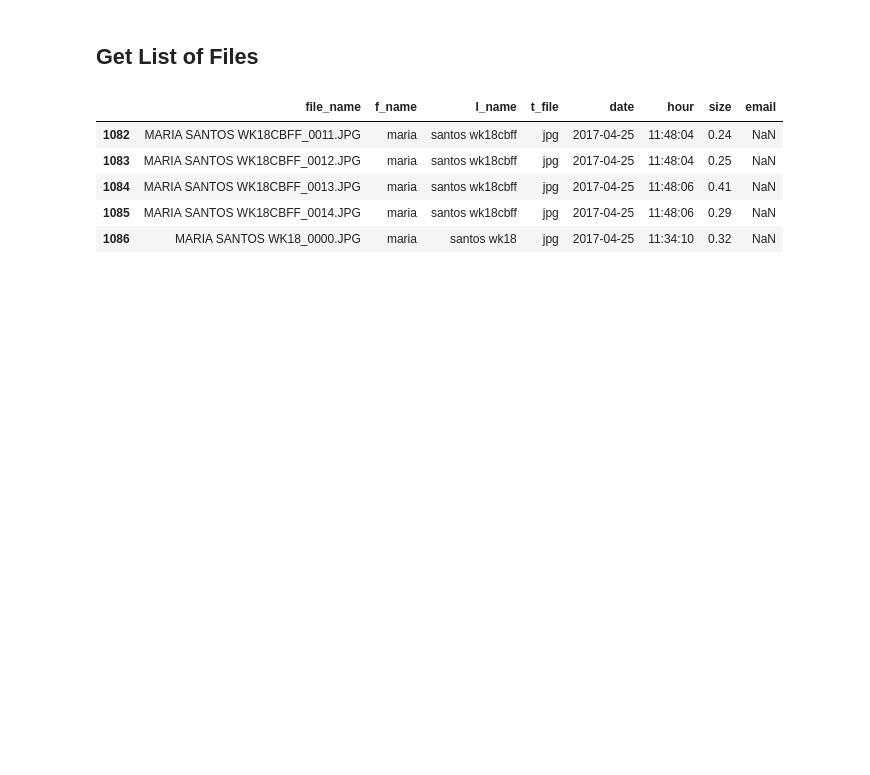
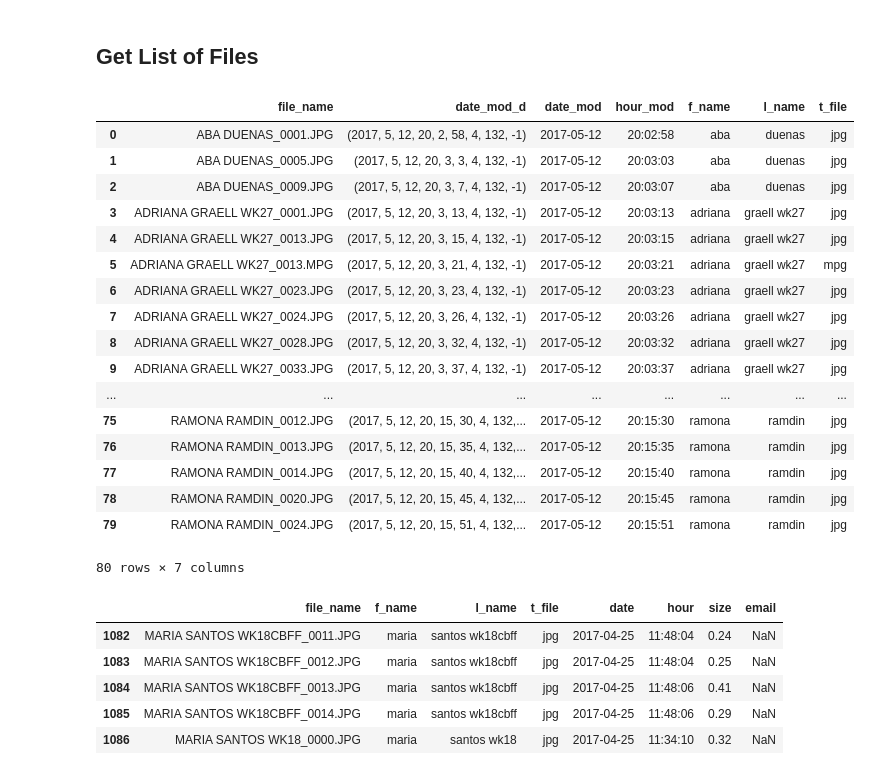
Before and after one commit to fapb88ve-zz/PCode, a Jupyter notebook: PCode.ipynb, the cells around one changed output. Saved outputs shown, nothing was run; the diff lists cells and outputs as text; code cells hidden in the pictures; blank space fills up the shorter version.

```diff
--- a/PCode.ipynb
+++ b/PCode.ipynb
@@ -13,24 +17,48 @@ import dropbox
 # %% [markdown]
 ## Get List of Files
-# %%
-def listpic():
-    path = '.\\New Folder'
-    list_pic = pd.DataFrame({'file_name' : os.listdir(path)})
-    list_pic['f_name'] = [i[0:i.find(' ')].lower() for i in list_pic.file_name]
-    list_pic['l_name'] = [i[i.find(' '):i.find('_')].lower() for i in list_pic.file_name]
-    list_pic['t_file'] = [i[i.find('.')+1:].lower() for i in list_pic.file_name]
-    def modification_date(filename):
-        t = os.path.getmtime(filename)
-        return datetime.datetime.fromtimestamp(t)
-    picpath = ['.\\New Folder\\' + i for i in os.listdir(path)]
-    time = []
-    for i in picpath:
-        time.append(modification_date(i))
-    list_pic['date'] = [i.date() for i in time]
-    list_pic['hour'] = [i.time() for i in time]
-    list_pic['size'] = [round(np.divide(float(os.path.getsize(i)), 10**6),2) for i in picpath]
-    list_pic['email'] = np.nan
-    return list_pic
+# %%
+def listpic():
+    client = dropbox.client.DropboxClient('IS-424yqxy8AAAAAAAAVLOUS9urGIH4kCxP_5Q6hxdz-WrhGMYKa-9MjMZrpwMYZ')
+    metadata = client.metadata('/')
+    files = [content['path'].split('/')[-1] for content in metadata['contents'] if content['is_dir'] == False ]
+
+
+    dates = [content['modified'] for content in metadata['contents'] if content['is_dir'] == False]
+    files = pd.DataFrame({'file_name' : files})
+    #TIME IS ON UTC TIMEZONE
+    files['date_mod_d'] = [time.strptime(i, "%a, %d %b %Y %H:%M:%S %z") for i in dates]
+    files['date_mod'] = [datetime.datetime(*files.date_mod_d.loc[i][:6]).date() for i in files.index]
+    files['hour_mod'] = [datetime.datetime(*files.date_mod_d.loc[i][:6]).time() for i in files.index]
+
+
+    tday = datetime.datetime.today().date()
+    files = files[files.date_mod == tday]
+    files['f_name'] = [i[0:i.find(' ')].lower() for i in files.file_name]
+    files['l_name'] = [i[i.find(' '):i.find('_')].lower() for i in files.file_name]
+    files['t_file'] = [i[i.find('.')+1:].lower() for i in files.file_name]
+
+    return files
+
+listpic()
+# %% [output]
+|  | file_name | date_mod_d | date_mod | hour_mod | f_name | l_name | t_file |
+| 0 | ABA DUENAS_0001.JPG | (2017, 5, 12, 20, 2, 58, 4, 132, -1) | 2017-05-12 | 20:02:58 | aba | duenas | jpg |
+| 1 | ABA DUENAS_0005.JPG | (2017, 5, 12, 20, 3, 3, 4, 132, -1) | 2017-05-12 | 20:03:03 | aba | duenas | jpg |
+| 2 | ABA DUENAS_0009.JPG | (2017, 5, 12, 20, 3, 7, 4, 132, -1) | 2017-05-12 | 20:03:07 | aba | duenas | jpg |
+| 3 | ADRIANA GRAELL WK27_0001.JPG | (2017, 5, 12, 20, 3, 13, 4, 132, -1) | 2017-05-12 | 20:03:13 | adriana | graell wk27 | jpg |
+| 4 | ADRIANA GRAELL WK27_0013.JPG | (2017, 5, 12, 20, 3, 15, 4, 132, -1) | 2017-05-12 | 20:03:15 | adriana | graell wk27 | jpg |
+| 5 | ADRIANA GRAELL WK27_0013.MPG | (2017, 5, 12, 20, 3, 21, 4, 132, -1) | 2017-05-12 | 20:03:21 | adriana | graell wk27 | mpg |
+| 6 | ADRIANA GRAELL WK27_0023.JPG | (2017, 5, 12, 20, 3, 23, 4, 132, -1) | 2017-05-12 | 20:03:23 | adriana | graell wk27 | jpg |
+| 7 | ADRIANA GRAELL WK27_0024.JPG | (2017, 5, 12, 20, 3, 26, 4, 132, -1) | 2017-05-12 | 20:03:26 | adriana | graell wk27 | jpg |
+| 8 | ADRIANA GRAELL WK27_0028.JPG | (2017, 5, 12, 20, 3, 32, 4, 132, -1) | 2017-05-12 | 20:03:32 | adriana | graell wk27 | jpg |
+| 9 | ADRIANA GRAELL WK27_0033.JPG | (2017, 5, 12, 20, 3, 37, 4, 132, -1) | 2017-05-12 | 20:03:37 | adriana | graell wk27 | jpg |
+| ... | ... | ... | ... | ... | ... | ... | ... |
+| 75 | RAMONA RAMDIN_0012.JPG | (2017, 5, 12, 20, 15, 30, 4, 132,... | 2017-05-12 | 20:15:30 | ramona | ramdin | jpg |
+| 76 | RAMONA RAMDIN_0013.JPG | (2017, 5, 12, 20, 15, 35, 4, 132,... | 2017-05-12 | 20:15:35 | ramona | ramdin | jpg |
+| 77 | RAMONA RAMDIN_0014.JPG | (2017, 5, 12, 20, 15, 40, 4, 132,... | 2017-05-12 | 20:15:40 | ramona | ramdin | jpg |
+| 78 | RAMONA RAMDIN_0020.JPG | (2017, 5, 12, 20, 15, 45, 4, 132,... | 2017-05-12 | 20:15:45 | ramona | ramdin | jpg |
+| 79 | RAMONA RAMDIN_0024.JPG | (2017, 5, 12, 20, 15, 51, 4, 132,... | 2017-05-12 | 20:15:51 | ramona | ramdin | jpg |
+80 rows × 7 columns
 # %%
 listpic().tail()
 # %% [output]
```
Also changed, not shown: parts of 4 cells of this notebook, 1 other file.
